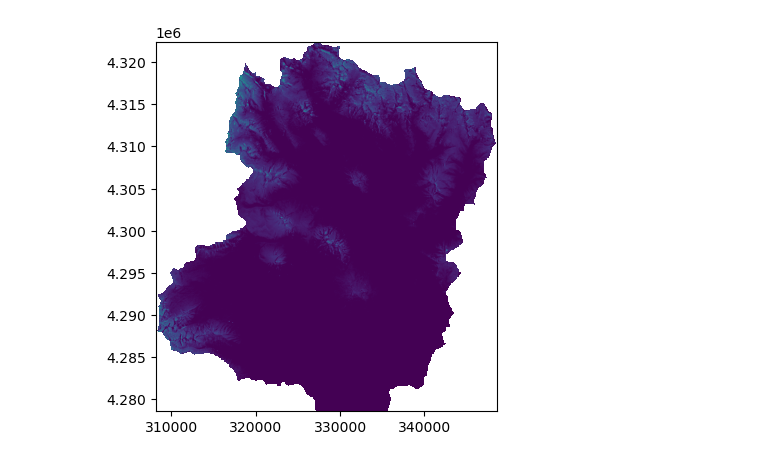
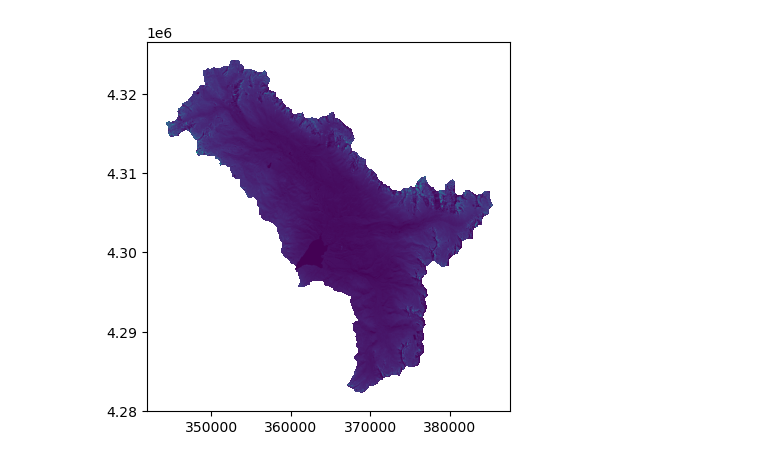
Before and after one commit to eritchie4599/Modeled-vs-Observed-Snow-Depth, a Jupyter notebook: ASO_SNODAS_comp.ipynb, the cells around one changed output. Drawn from its saved outputs; the diff is of its cells as text; code cells hidden in the pictures.

```diff
--- a/ASO_SNODAS_comp.ipynb
+++ b/ASO_SNODAS_comp.ipynb
@@ -12,17 +13,17 @@ from scipy.interpolate import griddata
 # %%
 '''
 Display ASO raster to be resampled to 1km resolution to match SNODAS
 '''
 
 # Path to the raster file you wish to display
-raster_filepath = 'USCOGE_20190610_masked.tif'
+raster_filepath = 'ASO_SWE_Data/ASO_50M_SWE_USCOGT_20190408.tif'
 
 # Open the raster file
 with rasterio.open(raster_filepath) as src:
     # Display the raster
     show(src, cmap='viridis')
 # %% [output]
-[figure, old version]
+[figure, new version]
 # %%
 '''
 Resample ASO raster to 1km
```
Also changed, not shown: parts of 7 cells of this notebook.
